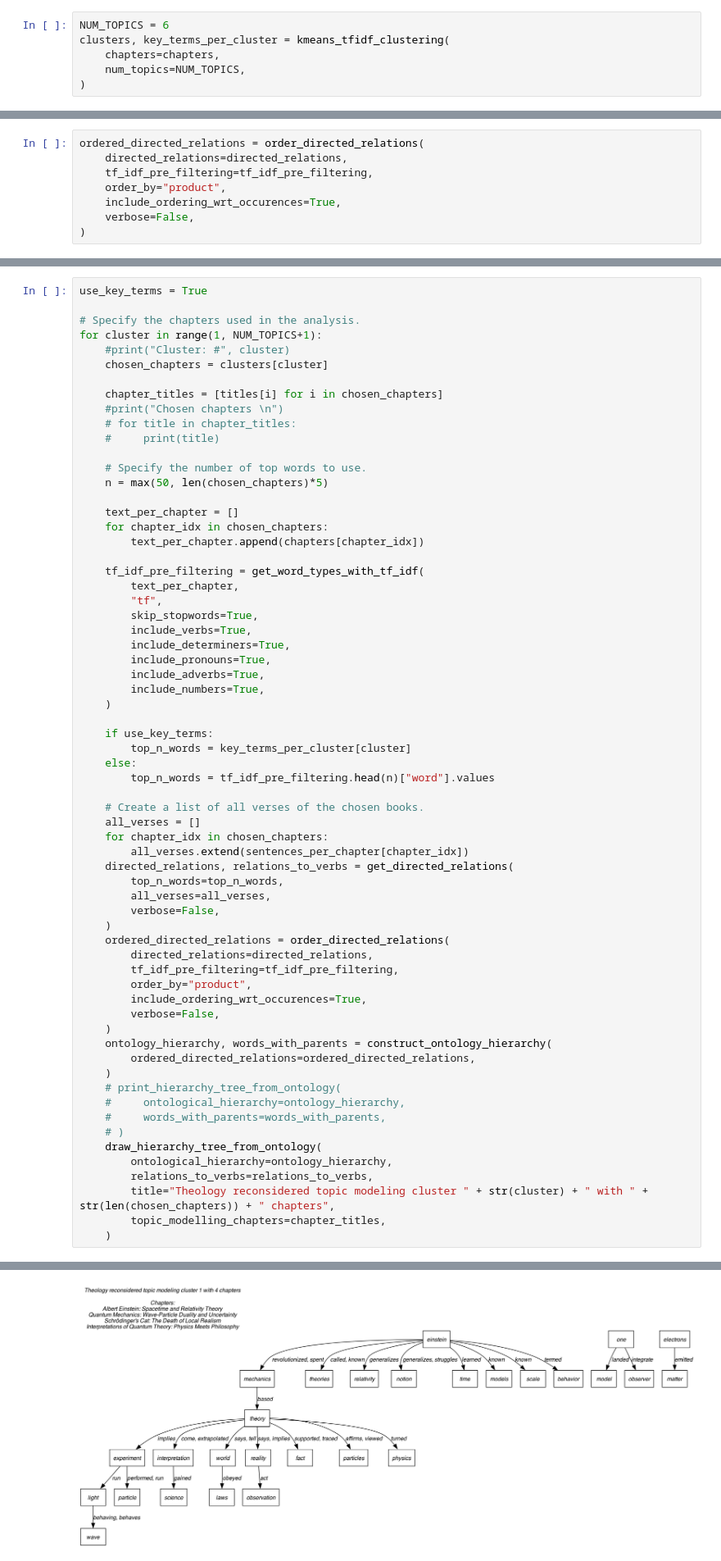
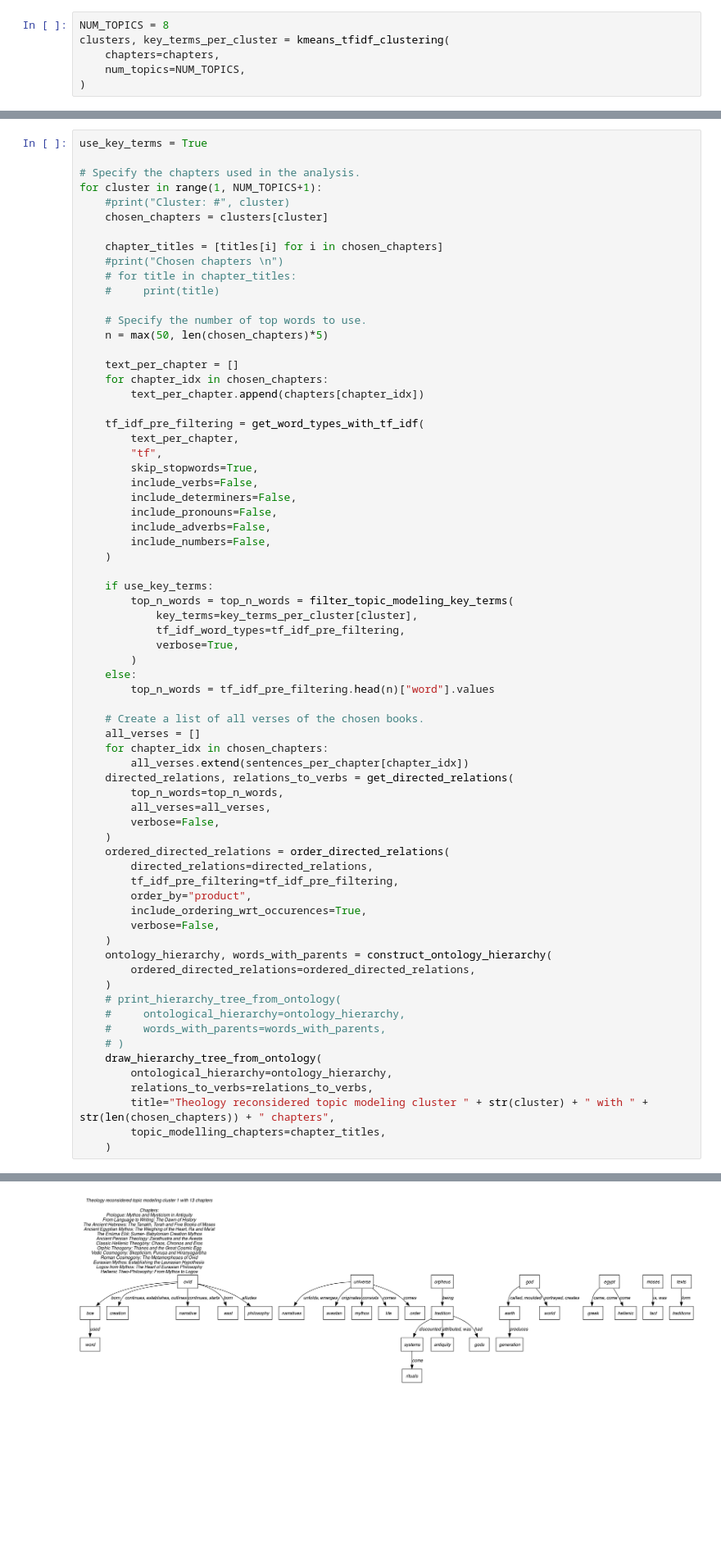
Before and after one commit to zhutchens/hierarchical_clustering, a Jupyter notebook: ontology_hierarchy/topic_modeling_intergration.ipynb, the cells around one changed output, grey strips where cells are left out. Shown at 82% size. Saved outputs shown, nothing was run; the diff lists cells and outputs as text; blank space fills up the shorter version.

Commit message:
Key term tf_idf_df filtering
Implemented the filtering of key terms using the tf_idf dataframe. This basically removes bigrams, trigrams and other unusual terms from topic modeling's key terms

```diff
--- a/ontology_hierarchy/topic_modeling_intergration.ipynb
+++ b/ontology_hierarchy/topic_modeling_intergration.ipynb
@@ -117,7 +118,7 @@ chapters = [chapter for chapter_index, chapter in enumerate(chapters) if chapter
 # %% [markdown]
 ## Perform topic modeling
 # %%
-NUM_TOPICS = 6
+NUM_TOPICS = 8
 clusters, key_terms_per_cluster = kmeans_tfidf_clustering(
     chapters=chapters,
     num_topics=NUM_TOPICS,
@@ -241,8 +262,0 @@ directed_relations, relations_to_verbs = get_directed_relations(
-# %%
-ordered_directed_relations = order_directed_relations(
-    directed_relations=directed_relations,
-    tf_idf_pre_filtering=tf_idf_pre_filtering,
-    order_by="product",
-    include_ordering_wrt_occurences=True,
-    verbose=False,
-)
@@ -287,15 +286,19 @@ for cluster in range(1, NUM_TOPICS+1):
         text_per_chapter,
         "tf",
         skip_stopwords=True,
-        include_verbs=True,
-        include_determiners=True,
-        include_pronouns=True,
-        include_adverbs=True,
-        include_numbers=True,
+        include_verbs=False,
+        include_determiners=False,
+        include_pronouns=False,
+        include_adverbs=False,
+        include_numbers=False,
     )
 
     if use_key_terms:
-        top_n_words = key_terms_per_cluster[cluster]
+        top_n_words = top_n_words = filter_topic_modeling_key_terms(
+            key_terms=key_terms_per_cluster[cluster],
+            tf_idf_word_types=tf_idf_pre_filtering,
+            verbose=True,
+        )
     else:
         top_n_words = tf_idf_pre_filtering.head(n)["word"].values
 
@@ -332 +336 @@ for cluster in range(1, NUM_TOPICS+1):
-[figure, old version]
+[figure, new version]
```
Also changed, not shown: parts of 16 cells of this notebook, 2 other files.
